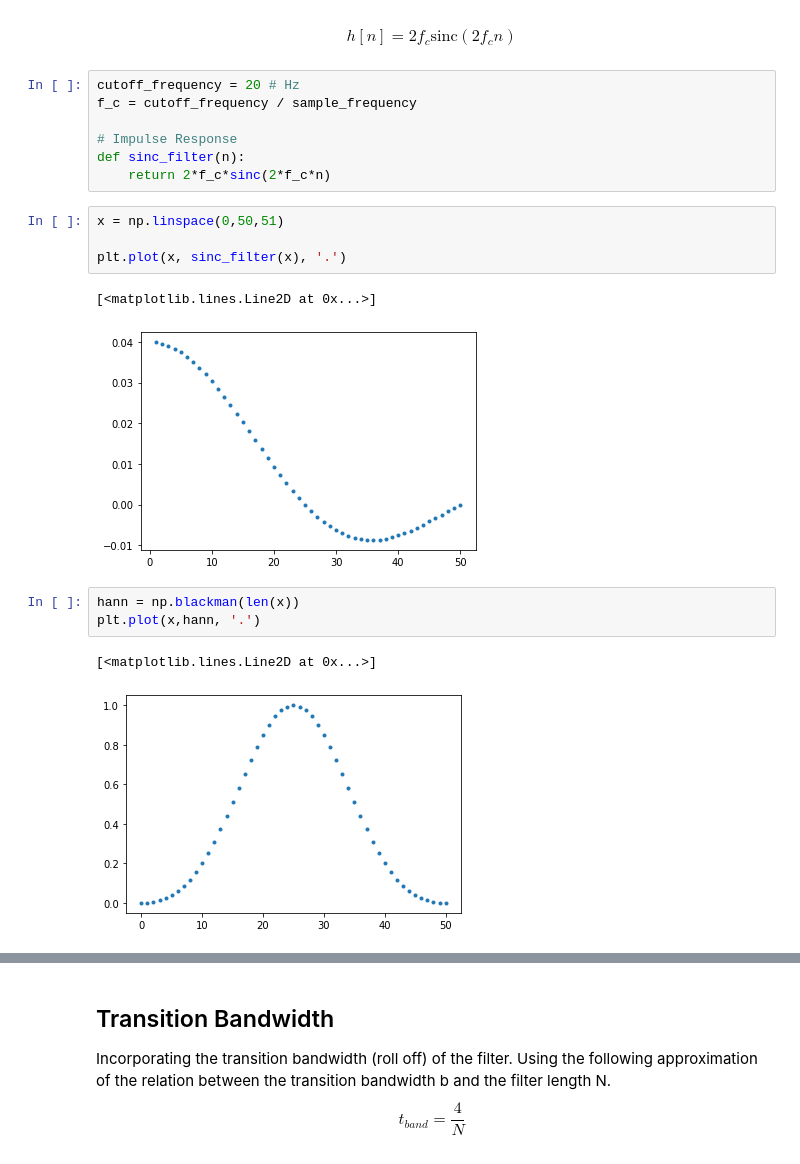
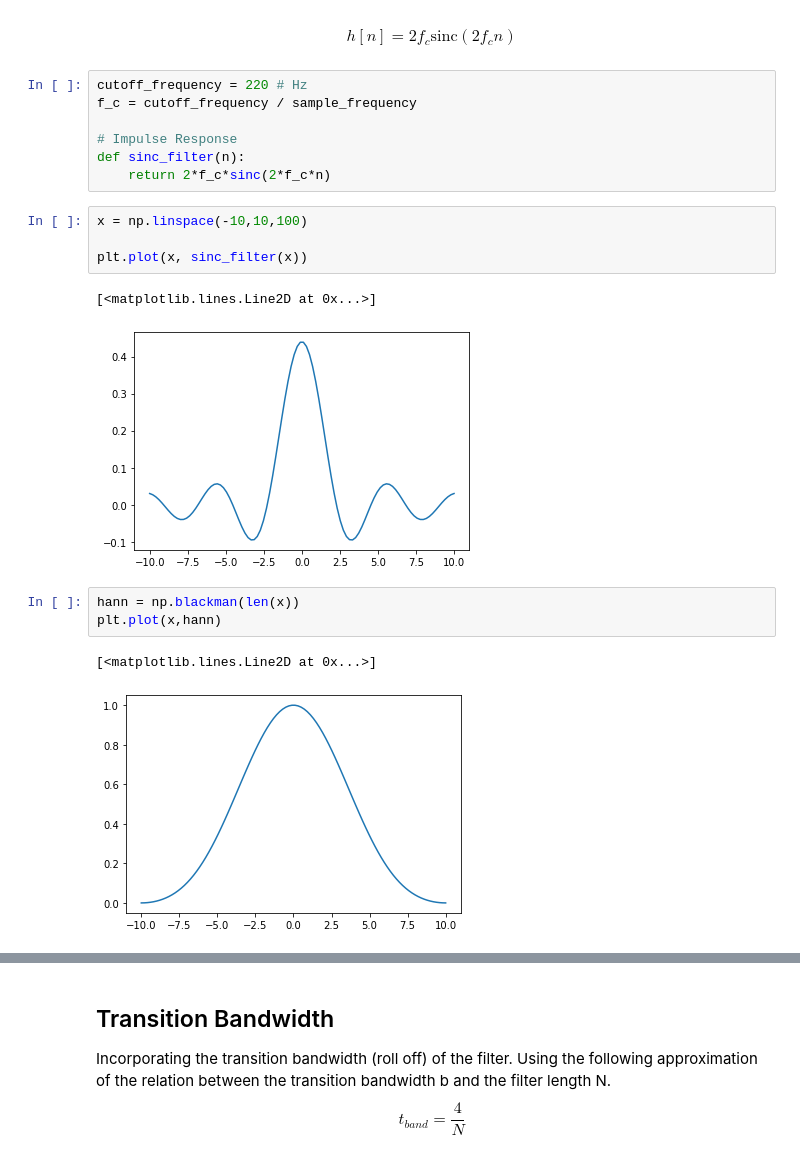
Before and after one commit to felixschloesser/DetectScratches, a Jupyter notebook: notebooks/signal_processing/lowpass.ipynb, the cells around one changed output, grey strips where cells are left out. Drawn from its saved outputs; the diff is of its cells as text.

```diff
--- a/notebooks/signal_processing/lowpass.ipynb
+++ b/notebooks/signal_processing/lowpass.ipynb
@@ -35,25 +37,25 @@ $$
 h[n]=2f_c\mathrm{sinc}(2f_cn)
 $$
 # %%
-cutoff_frequency = 20 # Hz
+cutoff_frequency = 220 # Hz
 f_c = cutoff_frequency / sample_frequency
 
 # Impulse Response
 def sinc_filter(n):
     return 2*f_c*sinc(2*f_c*n)
 # %%
-x = np.linspace(0,50,51)
+x = np.linspace(-10,10,100)
 
-plt.plot(x, sinc_filter(x), '.')
+plt.plot(x, sinc_filter(x))
 # %% [output]
 [<matplotlib.lines.Line2D at 0x...>]
-[figure, old version]
+[figure, new version]
 # %%
 hann = np.blackman(len(x))
-plt.plot(x,hann, '.')
+plt.plot(x,hann)
 # %% [output]
 [<matplotlib.lines.Line2D at 0x...>]
-[figure, old version]
+[figure, new version]
 # %%
 plt.plot(x, hann*sinc_filter(x), '-')
 # %% [output]
```
Also changed, not shown: parts of 6 cells of this notebook, 2 other files.
